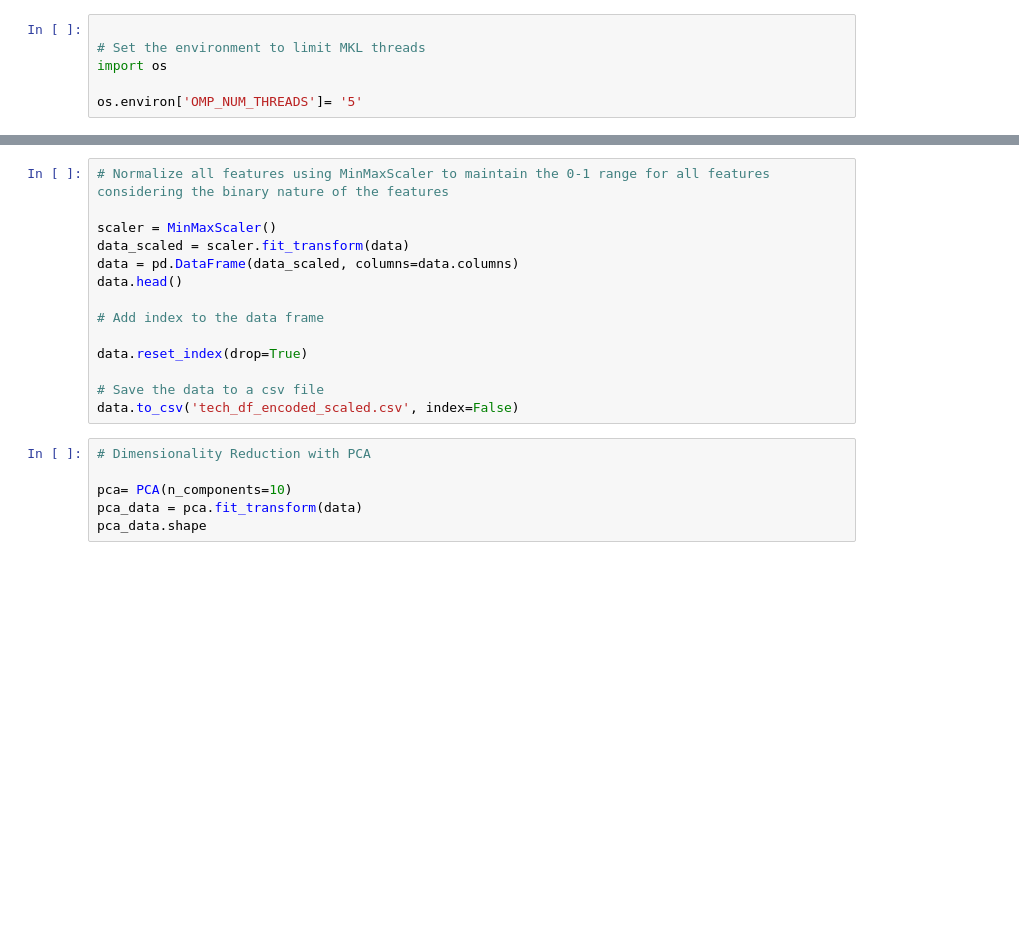
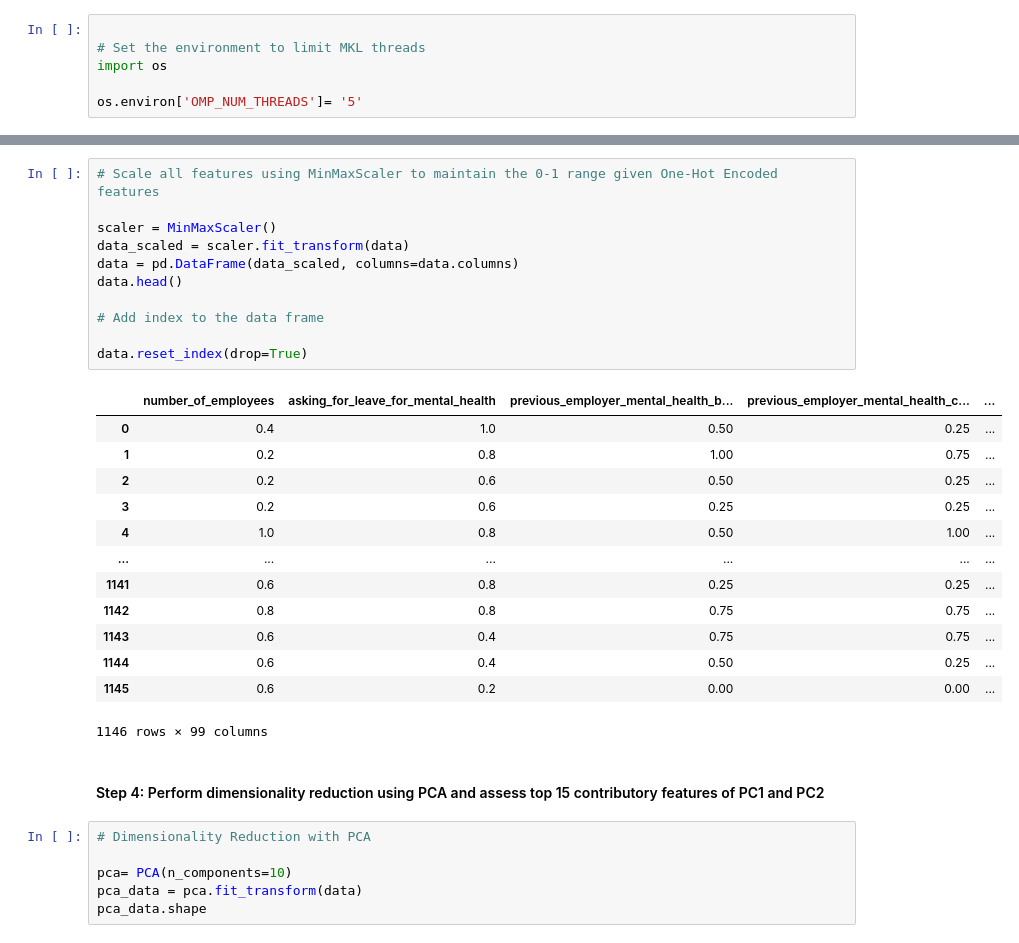
Before and after one commit to AlexandraFaria/UnsupervisedLearningTask1Project, a Jupyter notebook: Task1DataAnalysis.ipynb, the cells around one changed output, grey strips where cells are left out. Drawn from its saved outputs; the diff is of its cells as text; blank space fills up the shorter version.

```diff
--- a/Task1DataAnalysis.ipynb
+++ b/Task1DataAnalysis.ipynb
@@ -152,17 +194,30 @@ data.head()
 # %%
-# Normalize all features using MinMaxScaler to maintain the 0-1 range for all features considering the binary nature of the features
+# Scale all features using MinMaxScaler to maintain the 0-1 range given One-Hot Encoded features
 
 scaler = MinMaxScaler()
 data_scaled = scaler.fit_transform(data)
 data = pd.DataFrame(data_scaled, columns=data.columns)
 data.head()
 
 # Add index to the data frame
 
 data.reset_index(drop=True)
-
-# Save the data to a csv file
-data.to_csv('tech_df_encoded_scaled.csv', index=False)
+# %% [output]
+|  | number_of_employees | asking_for_leave_for_mental_health | previous_employer_mental_health_b... | previous_employer_mental_health_c... | ... |
+| 0 | 0.4 | 1.0 | 0.50 | 0.25 | ... |
+| 1 | 0.2 | 0.8 | 1.00 | 0.75 | ... |
+| 2 | 0.2 | 0.6 | 0.50 | 0.25 | ... |
+| 3 | 0.2 | 0.6 | 0.25 | 0.25 | ... |
+| 4 | 1.0 | 0.8 | 0.50 | 1.00 | ... |
+| ... | ... | ... | ... | ... | ... |
+| 1141 | 0.6 | 0.8 | 0.25 | 0.25 | ... |
+| 1142 | 0.8 | 0.8 | 0.75 | 0.75 | ... |
+| 1143 | 0.6 | 0.4 | 0.75 | 0.75 | ... |
+| 1144 | 0.6 | 0.4 | 0.50 | 0.25 | ... |
+| 1145 | 0.6 | 0.2 | 0.00 | 0.00 | ... |
+1146 rows × 99 columns
+# %% [markdown]
+#### Step 4: Perform dimensionality reduction using PCA and assess top 15 contributory features of PC1 and PC2
 # %%
 # Dimensionality Reduction with PCA
 
```
Also changed, not shown: parts of 28 cells of this notebook, 4 other files.
